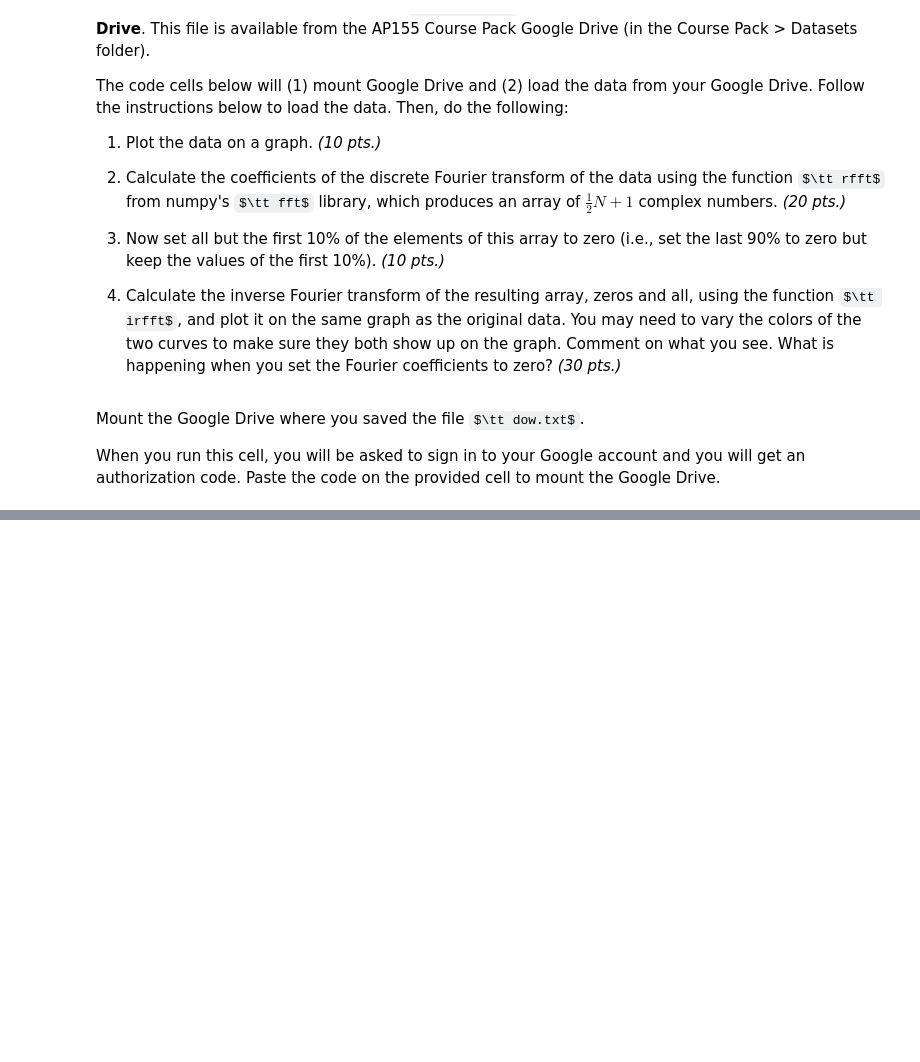
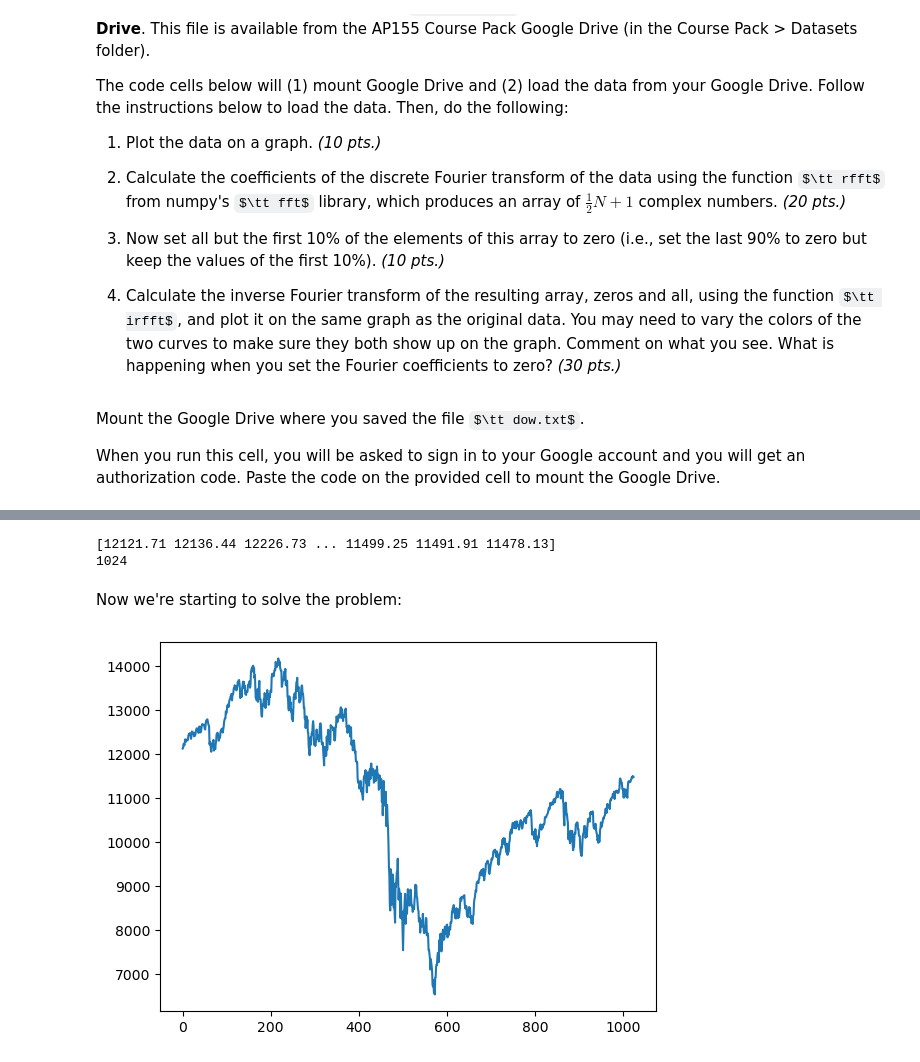
Before and after one commit to mjluminarias/apphy155hx3, a Jupyter notebook: lab_assignments/lab_assignment_03/lab_assignment_module3_luminarias11-2-23.ipynb, the cells around one changed output, grey strips where cells are left out. Cells and saved outputs as stored; diff of their text form; code cells hidden in the pictures; some formulas as TeX source; blank space fills up the shorter version.

```diff
--- a/lab_assignments/lab_assignment_03/lab_assignment_module3_luminarias11-2-23.ipynb
+++ b/lab_assignments/lab_assignment_03/lab_assignment_module3_luminarias11-2-23.ipynb
@@ -74,3 +101,3 @@ Use numpy's $\tt loadtxt$ function ([documentation](https://numpy.org/doc/stable
 # %%
 import numpy as np
-dow = np.loadtxt(file_path+"dow.txt")
+dow = np.loadtxt("dow.txt",float)
@@ -88,0 +125,13 @@ Now you can start to write code for this problem!
+# %%
+print(dow)
+print(len(dow))
+# %% [output]
+[12121.71 12136.44 12226.73 ... 11499.25 11491.91 11478.13]
+1024
+# %% [markdown]
+Now we're starting to solve the problem:
+# %%
+plt.plot(dow)
+plt.show()
+# %% [output]
+[figure, added]
```
Also changed, not shown: parts of 18 cells of this notebook, 7 other files.
